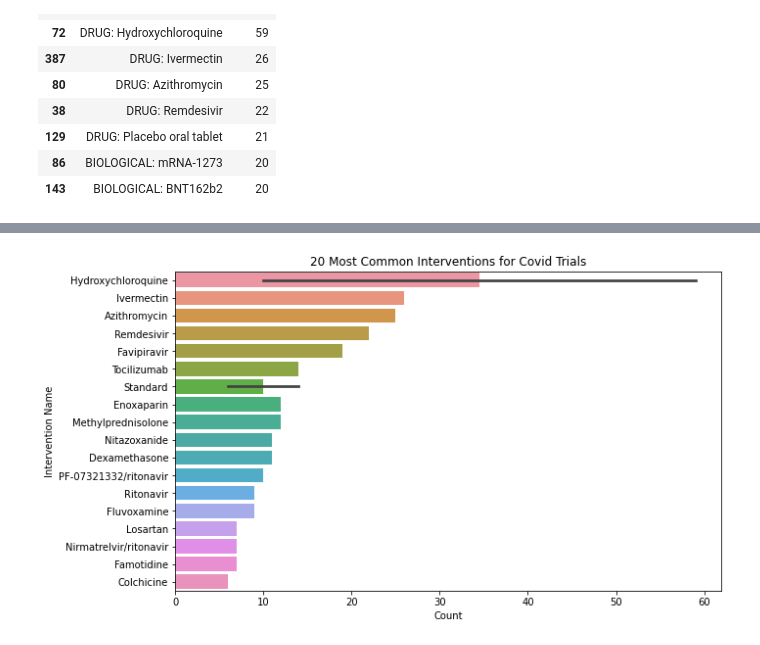
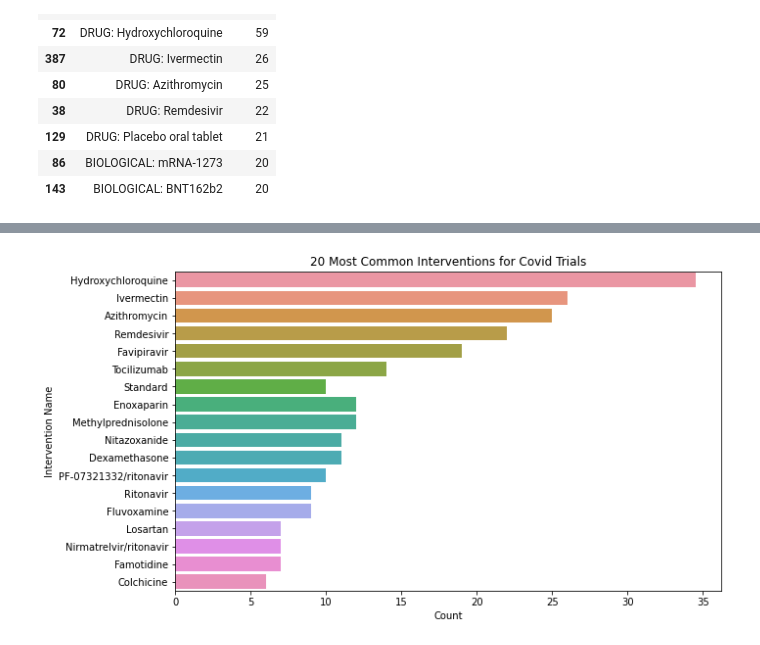
Before and after one commit to gtrentz/hda-p1, a Jupyter notebook: partBGabe.ipynb, the cells around one changed output, grey strips where cells are left out. Saved outputs shown, nothing was run; the diff lists cells and outputs as text; code cells hidden in the pictures.

```diff
--- a/partBGabe.ipynb
+++ b/partBGabe.ipynb
@@ -123,5 +123,6 @@ covidInterventions
 type(covidInterventions['Interventions'][0])
 #The intentions are delimited by '|'. For each trial, split the interventions and create a and replace the one string with a list of the delimted values. I will also create a new column that counts the number of interventions for each trial.
 covidInterventions['Interventions'] = covidInterventions['Interventions'].str.split('|')
+covidInterventions['Interventions Count'] = covidInterventions['Interventions'].apply(lambda x: len(x))
 covidInterventions
 # %% [output]
@@ -342,5 +361,6 @@ covidInterventionsDict.head(10)
 #create a dataframe that only contains the interventions where the type is 'Drug'. Split intervention into intervention type (before the space) and intervention name (after the space)
 covidInterventionsDict['Intervention Type'] = covidInterventionsDict['Intervention'].apply(lambda x: x.split(' ')[0])
 covidInterventionsDict['Intervention Name'] = covidInterventionsDict['Intervention'].apply(lambda x: x.split(' ')[1])
-covidInterventionsDict.head()
+covidInterventionsDict['Target'] = 'Covid'
+covidInterventionsDict.head(15)
 # %% [output]
@@ -359,10 +407,10 @@ covidInterventionsDictDrug = covidInterventionsDictDrug[~(covidInterventionsDict
 # %%
 #First, a bar plot
 plt.figure(figsize = (10, 6))
-sns.barplot(x = 'Count', y = 'Intervention Name', data = covidInterventionsDictDrug.head(20))
+sns.barplot(x = 'Count', y = 'Intervention Name', data = covidInterventionsDictDrug.head(20), ci=None)
 plt.title('20 Most Common Interventions for Covid Trials')
 plt.xlabel('Count')
 plt.ylabel('Intervention Name')
 plt.show()
 # %% [output]
-[figure, old version]
+[figure, new version]
```
Also changed, not shown: parts of 21 cells of this notebook.
